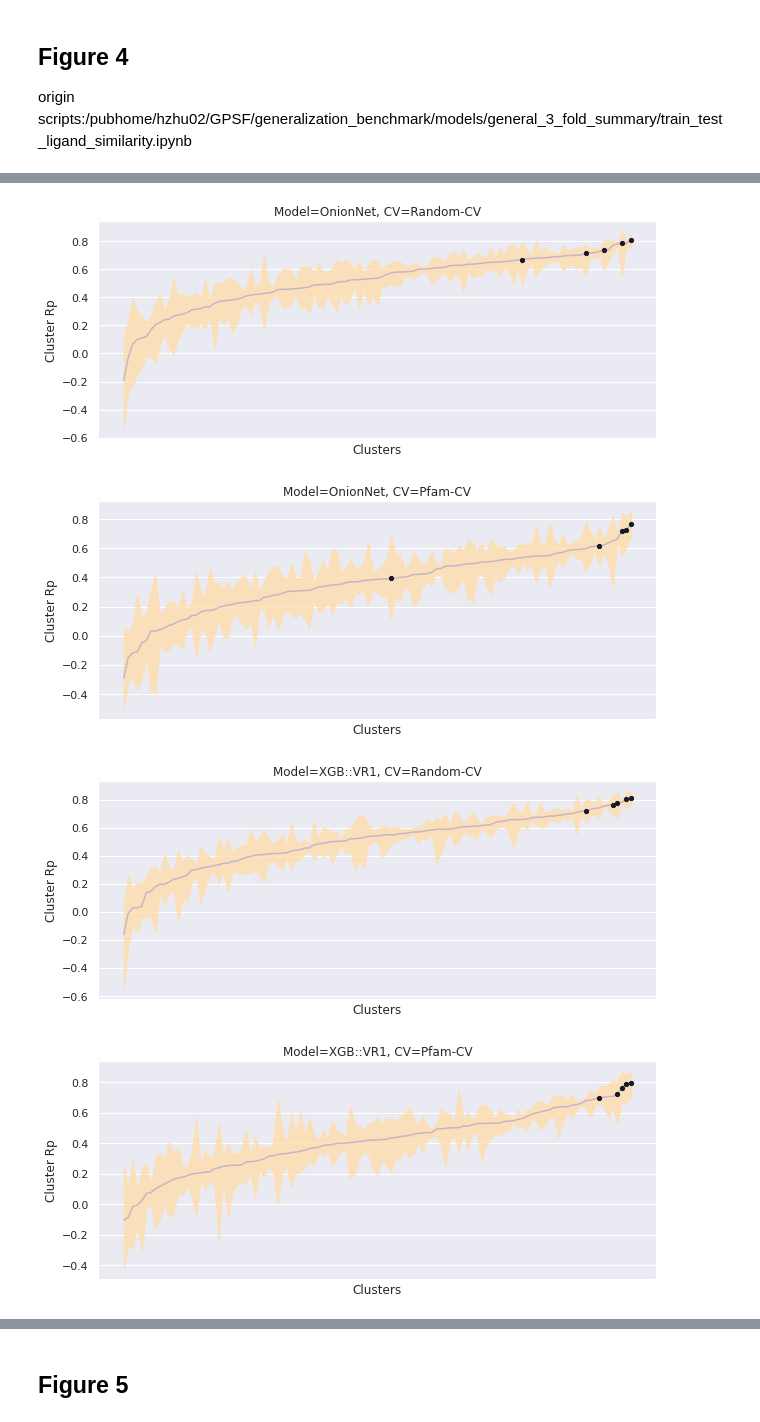
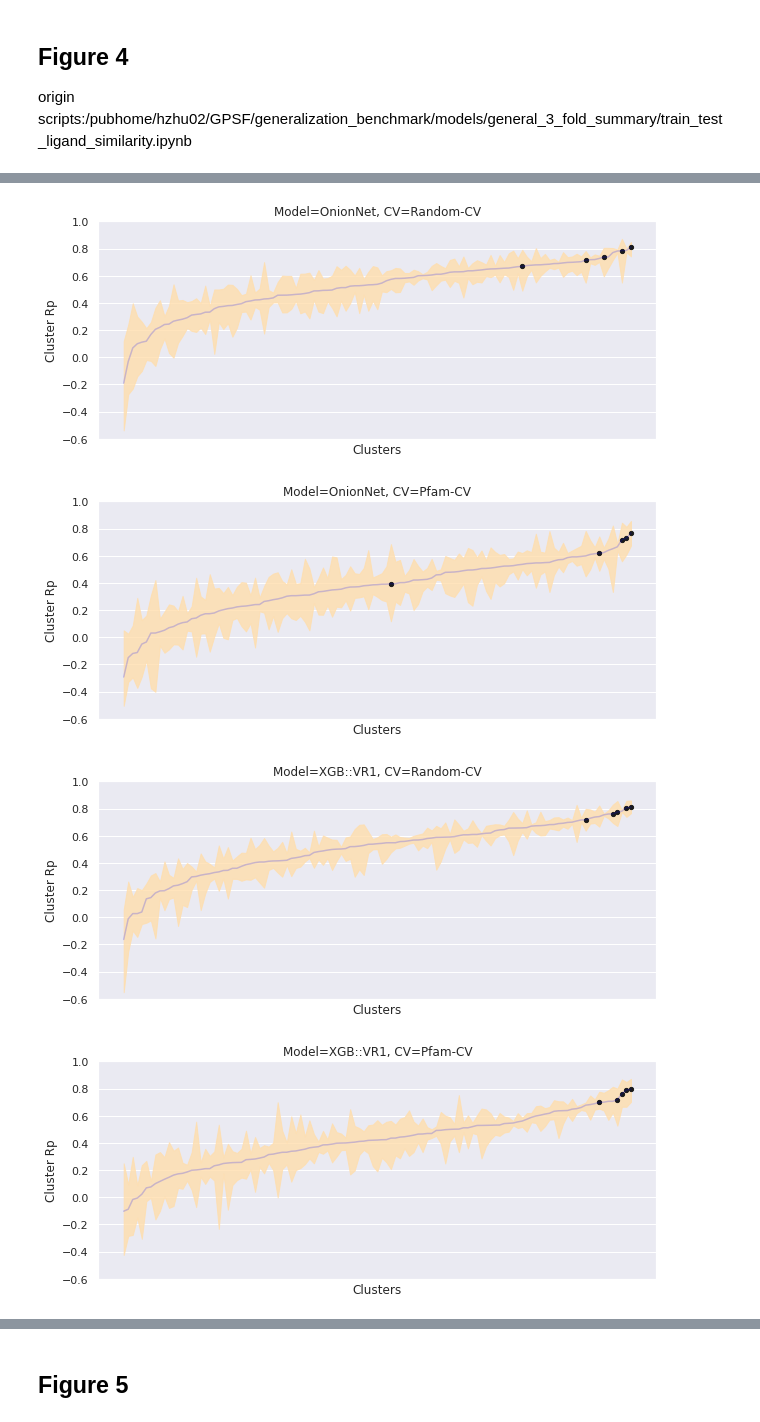
Before and after one commit to hnlab/generalization_benchmark, a Jupyter notebook: plot_scripts/plots.ipynb, the cells around one changed output, grey strips where cells are left out. Saved outputs shown, nothing was run; the diff lists cells and outputs as text; code cells hidden in the pictures.

```diff
--- a/plot_scripts/plots.ipynb
+++ b/plot_scripts/plots.ipynb
@@ -284,6 +326,7 @@ ax.plot(sign_RCV_clu_score_10.sort_values(by=['mean'])['cluster'], sign_RCV_clu_
 ax.fill_between(sign_RCV_clu_score_10.sort_values(by=['mean'])['cluster'], sign_RCV_clu_score_10.sort_values(by=['mean'])['min'], sign_RCV_clu_score_10.sort_values(by=['mean'])['max'], color="#FFDEAD", alpha=0.8)
 ax.set_xlabel("Clusters")
 ax.set_xticks([])
+ax.set_ylim(-0.6,1.0)
 ax.set_ylabel("Cluster Rp")
 ax.set_title("Model=SIGN, CV=Random-CV")
 for clu in selected_cluster:
@@ -301,6 +344,7 @@ ax.fill_between(sign_PCV_clu_score_10.sort_values(by=['mean'])['cluster'], sign_
 ax.set_xlabel("Clusters")
 ax.set_xticks([])
 ax.set_ylabel("Cluster Rp")
+ax.set_ylim(-0.6,1.0)
 ax.set_title("Model=SIGN, CV=Pfam-CV")
 for clu in selected_cluster:
     ax.scatter(clu, sign_PCV_clu_score_10[sign_PCV_clu_score_10['cluster']==clu]['mean'], c='k', s=18)
@@ -323,6 +367,7 @@ ax.plot(LR_V_RCV_clu_score_10.sort_values(by=['mean'])['cluster'], LR_V_RCV_clu_
 ax.fill_between(LR_V_RCV_clu_score_10.sort_values(by=['mean'])['cluster'], LR_V_RCV_clu_score_10.sort_values(by=['mean'])['min'], LR_V_RCV_clu_score_10.sort_values(by=['mean'])['max'], color="#FFDEAD", alpha=0.8)
 ax.set_xlabel("Clusters")
 ax.set_xticks([])
+ax.set_ylim(-0.6,1.0)
 ax.set_ylabel("Cluster Rp")
 ax.set_title("Model=LR::V, CV=Random-CV")
 for clu in selected_cluster:
@@ -340,6 +385,7 @@ ax.fill_between(LR_V_PCV_clu_score_10.sort_values(by=['mean'])['cluster'], LR_V_
 ax.set_xlabel("Clusters")
 ax.set_xticks([])
 ax.set_ylabel("Cluster Rp")
+ax.set_ylim(-0.6,1.0)
 ax.set_title("Model=LR::V, CV=Pfam-CV")
 for clu in selected_cluster:
     ax.scatter(clu, LR_V_PCV_clu_score_10[LR_V_PCV_clu_score_10['cluster']==clu]['mean'], c='k', s=18)
@@ -363,6 +409,7 @@ ax.fill_between(LR_VR1_RCV_clu_score_10.sort_values(by=['mean'])['cluster'], LR_
 ax.set_xlabel("Clusters")
 ax.set_xticks([])
 ax.set_ylabel("Cluster Rp")
+ax.set_ylim(-0.6,1.0)
 ax.set_title("Model=LR::VR1, CV=Random-CV")
 for clu in selected_cluster:
     ax.scatter(clu, LR_VR1_RCV_clu_score_10[LR_VR1_RCV_clu_score_10['cluster']==clu]['mean'], c='k', s=18)
@@ -379,6 +426,7 @@ ax.fill_between(LR_VR1_PCV_clu_score_10.sort_values(by=['mean'])['cluster'], LR_
 ax.set_xlabel("Clusters")
 ax.set_xticks([])
 ax.set_ylabel("Cluster Rp")
+ax.set_ylim(-0.6,1.0)
 ax.set_title("Model=LR::VR1, CV=Pfam-CV")
 for clu in selected_cluster:
     ax.scatter(clu, LR_VR1_PCV_clu_score_10[LR_VR1_PCV_clu_score_10['cluster']==clu]['mean'], c='k', s=18)
@@ -401,6 +449,7 @@ ax.plot(OnionNet_RCV_clu_score_10.sort_values(by=['mean'])['cluster'], OnionNet_
 ax.fill_between(OnionNet_RCV_clu_score_10.sort_values(by=['mean'])['cluster'], OnionNet_RCV_clu_score_10.sort_values(by=['mean'])['min'], OnionNet_RCV_clu_score_10.sort_values(by=['mean'])['max'], color="#FFDEAD", alpha=0.8)
 ax.set_xlabel("Clusters")
 ax.set_xticks([])
+ax.set_ylim(-0.6,1.0)
 ax.set_ylabel("Cluster Rp")
 ax.set_title("Model=OnionNet, CV=Random-CV")
 for clu in selected_cluster:
@@ -418,14 +467,15 @@ ax.fill_between(OnionNet_PCV_clu_score_10.sort_values(by=['mean'])['cluster'], O
 ax.set_xlabel("Clusters")
 ax.set_xticks([])
 ax.set_ylabel("Cluster Rp")
+ax.set_ylim(-0.6,1.0)
 ax.set_title("Model=OnionNet, CV=Pfam-CV")
 for clu in selected_cluster:
     ax.scatter(clu, OnionNet_PCV_clu_score_10[OnionNet_PCV_clu_score_10['cluster']==clu]['mean'], c='k', s=18)
 # plt.show()
 plt.savefig("./png/figure_4_OnionNet_pcv.png", dpi=800, bbox_inches='tight')
 # %% [output]
-[figure, old version]
+[figure, new version]
-[figure, old version]
+[figure, new version]
 # %%
 XGB_VR1_PCV_clu_score_10=pd.read_csv("/pubhome/hzhu02/GPSF/generalization_benchmark/models/general_3_fold_summary/data_mw_bias/XGB_PCV_10_cluster_rp.csv")
 XGB_VR1_RCV_clu_score_10=pd.read_csv("/pubhome/hzhu02/GPSF/generalization_benchmark/models/general_3_fold_summary/data_mw_bias/XGB_RCV_10_cluster_rp.csv")
@@ -436,35 +486,37 @@ sns.set(font_scale=1.0)
 fig, ax =plt.subplots(figsize=(10,4))
 # ax.plot(XGB_VR1_RCV_clu_score_10.sort_values(by=['cluster'])['cluster'], XGB_VR1_RCV_clu_score_10.sort_values(by=['cluster'])['mean'])
 ax.plot(XGB_VR1_RCV_clu_score_10.sort_values(by=['mean'])['cluster'], XGB_VR1_RCV_clu_score_10.sort_values(by=['mean'])['mean'], color="#0000FF", alpha=0.2)
 # ax.fill_between(XGB_VR1_RCV_clu_score_10.sort_values(by=['cluster'])['cluster'], XGB_VR1_RCV_clu_score_10.sort_values(by=['cluster'])['min'], XGB_VR1_RCV_clu_score_10.sort_values(by=['cluster'])['max'], color="skyblue", alpha=0.8)
 ax.fill_between(XGB_VR1_RCV_clu_score_10.sort_values(by=['mean'])['cluster'], XGB_VR1_RCV_clu_score_10.sort_values(by=['mean'])['min'], XGB_VR1_RCV_clu_score_10.sort_values(by=['mean'])['max'], color="#FFDEAD", alpha=0.8)
 ax.set_xlabel("Clusters")
 ax.set_xticks([])
+ax.set_ylim(-0.6,1.0)
 ax.set_ylabel("Cluster Rp")
 ax.set_title("Model=XGB::VR1, CV=Random-CV")
 for clu in selected_cluster:
     ax.scatter(clu, XGB_VR1_RCV_clu_score_10[XGB_VR1_RCV_clu_score_10['cluster']==clu]['mean'], c='k', s=18)
 # plt.show()
 plt.savefig("./png/figure_4_XGB_VR1_rcv.png", dpi=800, bbox_inches='tight')
 
 # plt.figure(figsize=(6, 12), facecolor='w', edgecolor='k')
 sns.set(font_scale=1.0)
 fig, ax =plt.subplots(figsize=(10,4))
 # ax.plot(XGB_VR1_PCV_clu_score_10.sort_values(by=['cluster'])['cluster'], XGB_VR1_PCV_clu_score_10.sort_values(by=['cluster'])['mean'])
 ax.plot(XGB_VR1_PCV_clu_score_10.sort_values(by=['mean'])['cluster'], XGB_VR1_PCV_clu_score_10.sort_values(by=['mean'])['mean'], color="#0000FF", alpha=0.2)
 # ax.fill_between(XGB_VR1_PCV_clu_score_10.sort_values(by=['cluster'])['cluster'], XGB_VR1_PCV_clu_score_10.sort_values(by=['cluster'])['min'], XGB_VR1_PCV_clu_score_10.sort_values(by=['cluster'])['max'], color="skyblue", alpha=0.8)
 ax.fill_between(XGB_VR1_PCV_clu_score_10.sort_values(by=['mean'])['cluster'], XGB_VR1_PCV_clu_score_10.sort_values(by=['mean'])['min'], XGB_VR1_PCV_clu_score_10.sort_values(by=['mean'])['max'], color="#FFDEAD", alpha=0.8)
 ax.set_xlabel("Clusters")
 ax.set_xticks([])
+ax.set_ylim(-0.6,1.0)
 ax.set_ylabel("Cluster Rp")
 ax.set_title("Model=XGB::VR1, CV=Pfam-CV")
 for clu in selected_cluster:
     ax.scatter(clu, XGB_VR1_PCV_clu_score_10[XGB_VR1_PCV_clu_score_10['cluster']==clu]['mean'], c='k', s=18)
 # plt.show()
 plt.savefig("./png/figure_4_XGB_VR1_pcv.png", dpi=800, bbox_inches='tight')
 # %% [output]
-[figure, old version]
+[figure, new version]
-[figure, old version]
+[figure, new version]
 # %%
 IGN_PCV_clu_score_10=pd.read_csv("/pubhome/hzhu02/GPSF/generalization_benchmark/models/general_3_fold_summary/data_mw_bias/ign_PCV_clu_score_10.csv")
 IGN_RCV_clu_score_10=pd.read_csv("/pubhome/hzhu02/GPSF/generalization_benchmark/models/general_3_fold_summary/data_mw_bias/ign_RCV_clu_score_10.csv")
```
Also changed, not shown: parts of 33 cells of this notebook, 31 other files.
